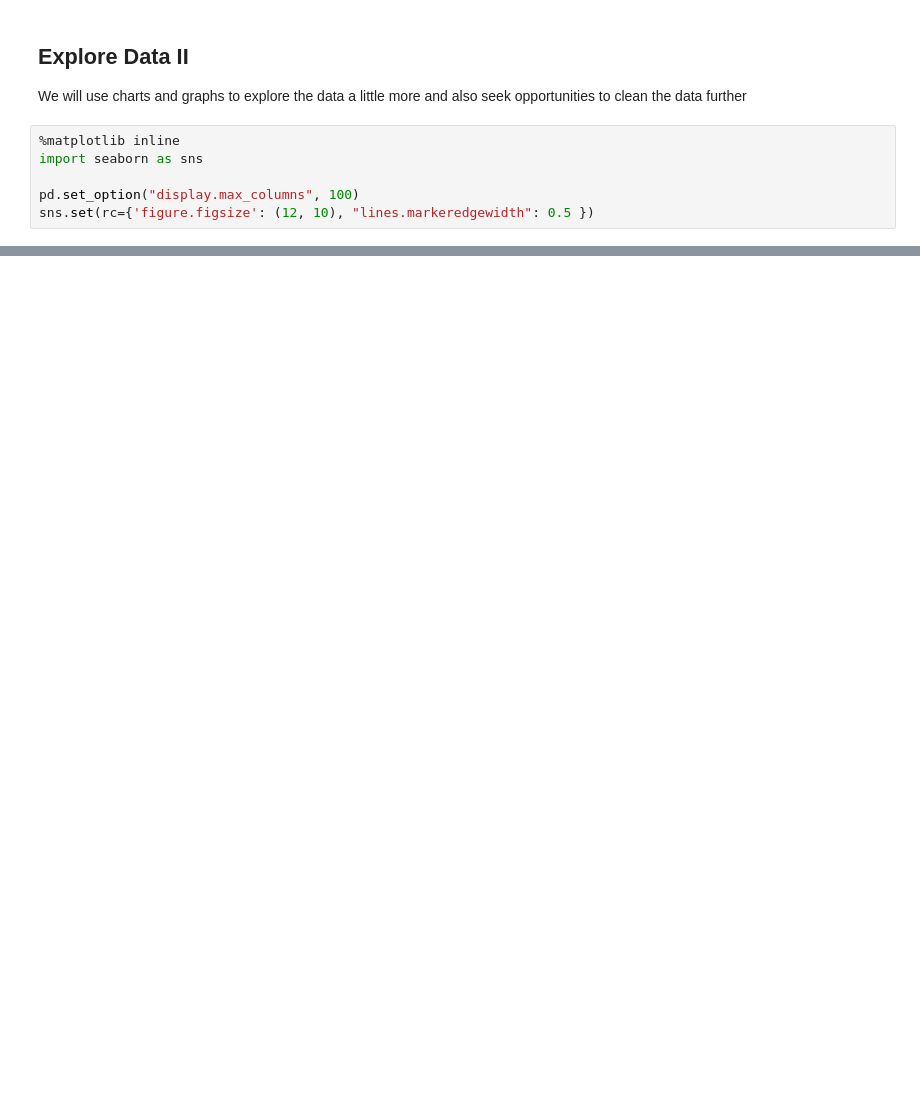
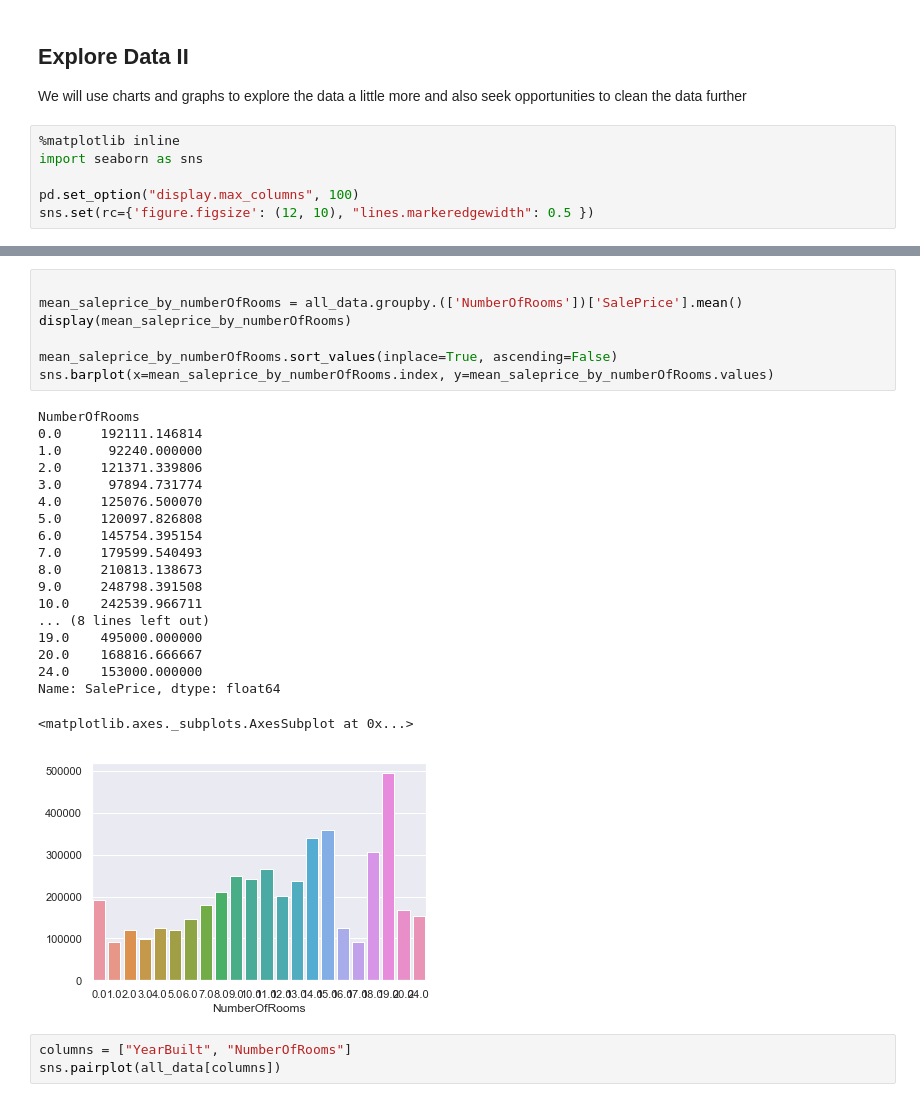
Before and after one commit to bloom4cats/Data-Analytics-2019-Group-4-v2, a Jupyter notebook: notebooks/GP01-ALL-Counties.ipynb, the cells around one changed output, grey strips where cells are left out. Cells and saved outputs as stored; diff of their text form; blank space fills up the shorter version.

```diff
--- a/notebooks/GP01-ALL-Counties.ipynb
+++ b/notebooks/GP01-ALL-Counties.ipynb
@@ -1528,0 +1598,30 @@ AttributeError: 'NoneType' object has no attribute 'update'
+# %%
+
+mean_saleprice_by_numberOfRooms = all_data.groupby.(['NumberOfRooms'])['SalePrice'].mean()
+display(mean_saleprice_by_numberOfRooms)
+
+mean_saleprice_by_numberOfRooms.sort_values(inplace=True, ascending=False)
+sns.barplot(x=mean_saleprice_by_numberOfRooms.index, y=mean_saleprice_by_numberOfRooms.values)
+# %% [output]
+NumberOfRooms
+0.0     192111.146814
+1.0      92240.000000
+2.0     121371.339806
+3.0      97894.731774
+4.0     125076.500070
+5.0     120097.826808
+6.0     145754.395154
+7.0     179599.540493
+8.0     210813.138673
+9.0     248798.391508
+10.0    242539.966711
+... (8 lines left out)
+19.0    495000.000000
+20.0    168816.666667
+24.0    153000.000000
+Name: SalePrice, dtype: float64
+<matplotlib.axes._subplots.AxesSubplot at 0x...>
+[figure, added]
+# %%
+columns = ["YearBuilt", "NumberOfRooms"]
+sns.pairplot(all_data[columns])
```
Also changed, not shown: parts of 19 cells of this notebook.
